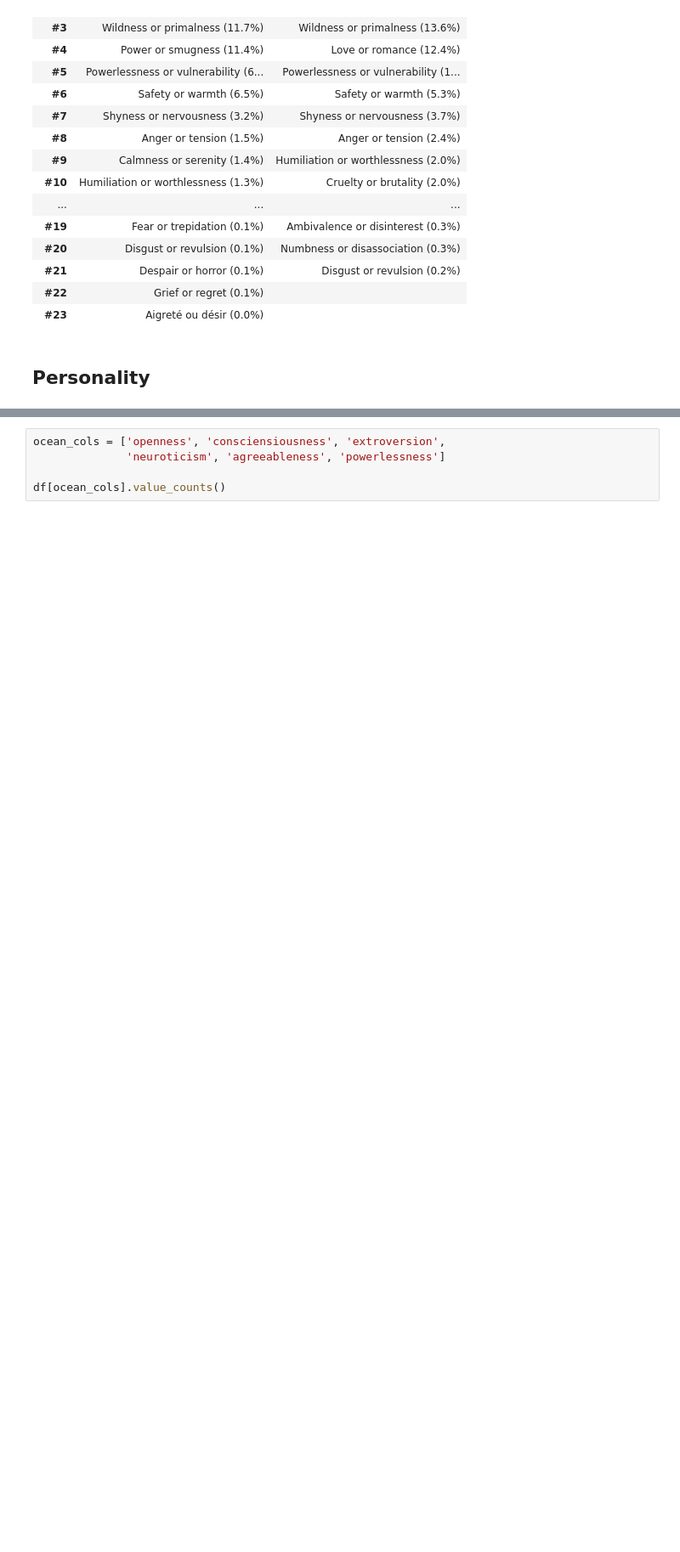
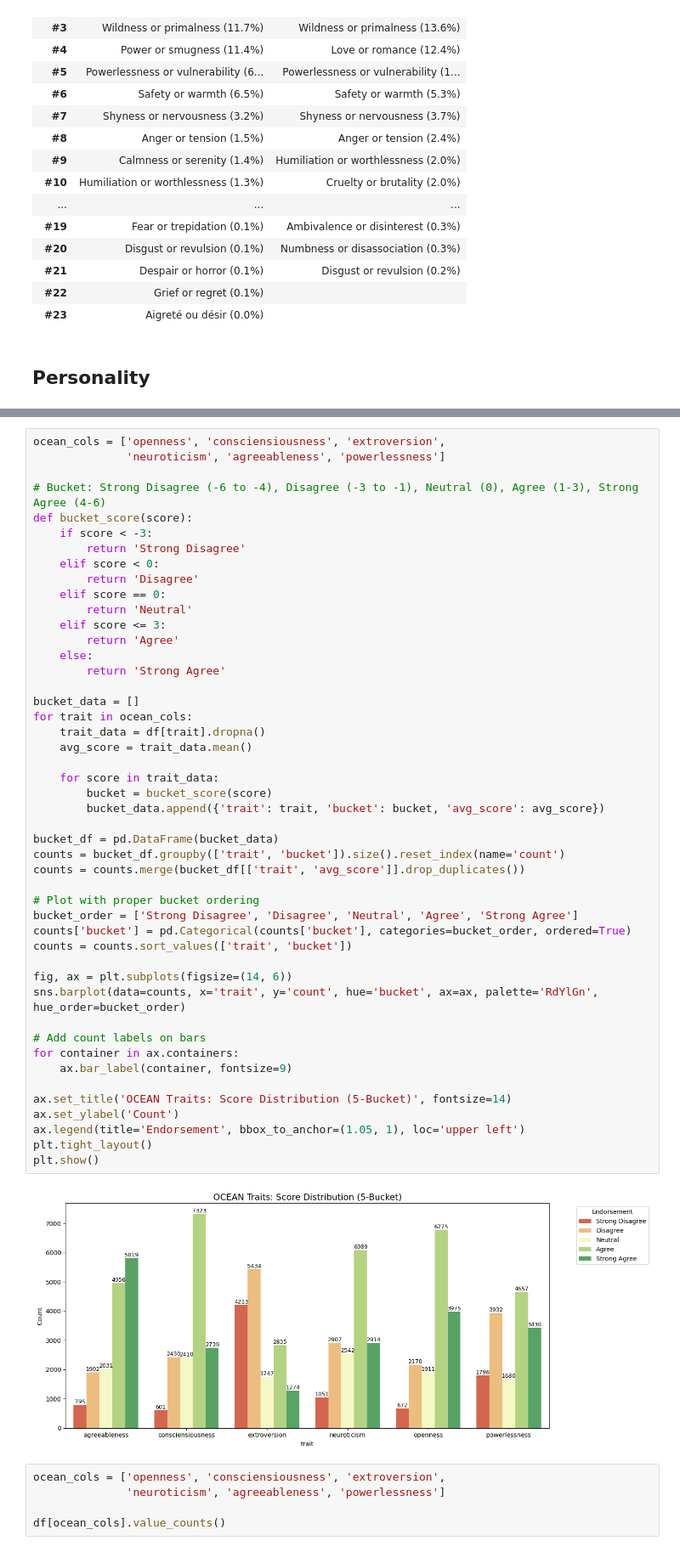
Before and after one commit to darknet-doll/BKS_survey, a Jupyter notebook: 1a_CGL_EDA.ipynb, the cells around one changed output, grey strips where cells are left out. Shown at 85% size. Cells and saved outputs as stored; diff of their text form; blank space fills up the shorter version.

```diff
--- a/1a_CGL_EDA.ipynb
+++ b/1a_CGL_EDA.ipynb
@@ -688,3 +725,52 @@ ranking_table
+# %%
+ocean_cols = ['openness', 'consciensiousness', 'extroversion',
+              'neuroticism', 'agreeableness', 'powerlessness']
+
+# Bucket: Strong Disagree (-6 to -4), Disagree (-3 to -1), Neutral (0), Agree (1-3), Strong Agree (4-6)
+def bucket_score(score):
+    if score < -3:
+        return 'Strong Disagree'
+    elif score < 0:
+        return 'Disagree'
+    elif score == 0:
+        return 'Neutral'
+    elif score <= 3:
+        return 'Agree'
+    else:
+        return 'Strong Agree'
+
+bucket_data = []
+for trait in ocean_cols:
+    trait_data = df[trait].dropna()
+    avg_score = trait_data.mean()
+
+    for score in trait_data:
+        bucket = bucket_score(score)
+        bucket_data.append({'trait': trait, 'bucket': bucket, 'avg_score': avg_score})
+
+bucket_df = pd.DataFrame(bucket_data)
+counts = bucket_df.groupby(['trait', 'bucket']).size().reset_index(name='count')
+counts = counts.merge(bucket_df[['trait', 'avg_score']].drop_duplicates())
+
+# Plot with proper bucket ordering
+bucket_order = ['Strong Disagree', 'Disagree', 'Neutral', 'Agree', 'Strong Agree']
+counts['bucket'] = pd.Categorical(counts['bucket'], categories=bucket_order, ordered=True)
+counts = counts.sort_values(['trait', 'bucket'])
+
+fig, ax = plt.subplots(figsize=(14, 6))
+sns.barplot(data=counts, x='trait', y='count', hue='bucket', ax=ax, palette='RdYlGn', hue_order=bucket_order)
+
+# Add count labels on bars
+for container in ax.containers:
+    ax.bar_label(container, fontsize=9)
+
+ax.set_title('OCEAN Traits: Score Distribution (5-Bucket)', fontsize=14)
+ax.set_ylabel('Count')
+ax.legend(title='Endorsement', bbox_to_anchor=(1.05, 1), loc='upper left')
+plt.tight_layout()
+plt.show()
+# %% [output]
+[figure, added]
 # %%
 ocean_cols = ['openness', 'consciensiousness', 'extroversion',
               'neuroticism', 'agreeableness', 'powerlessness']
```
Also changed, not shown: parts of 7 cells of this notebook.
